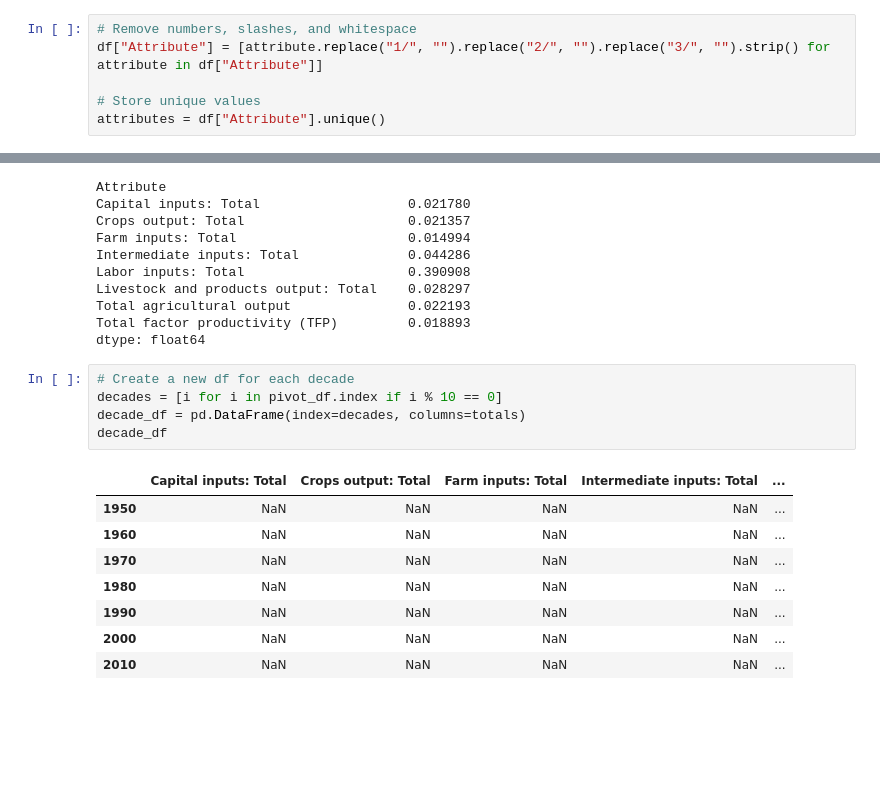
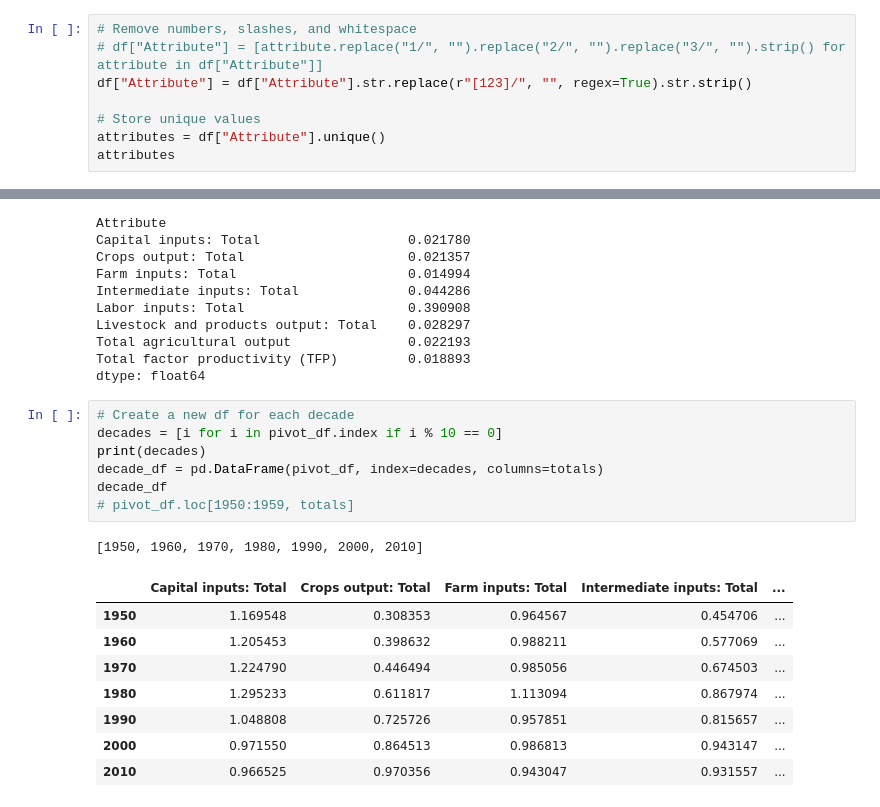
Before and after one commit to setiadha-unc/data720, a Jupyter notebook: Unit 6/basic_functions_in_pandas.ipynb, the cells around one changed output, grey strips where cells are left out. Drawn from its saved outputs; the diff is of its cells as text; blank space fills up the shorter version.

```diff
--- a/Unit 6/basic_functions_in_pandas.ipynb
+++ b/Unit 6/basic_functions_in_pandas.ipynb
@@ -70,7 +70,9 @@ array(['Total agricultural output',
        'Total factor productivity (TFP)'], dtype=object)
 # %%
 # Remove numbers, slashes, and whitespace
-df["Attribute"] = [attribute.replace("1/", "").replace("2/", "").replace("3/", "").strip() for attribute in df["Attribute"]]
+# df["Attribute"] = [attribute.replace("1/", "").replace("2/", "").replace("3/", "").strip() for attribute in df["Attribute"]]
+df["Attribute"] = df["Attribute"].str.replace(r"[123]/", "", regex=True).str.strip()
 
 # Store unique values
 attributes = df["Attribute"].unique()
+attributes
@@ -200,17 +251,20 @@ dtype: float64
 # %%
 # Create a new df for each decade
 decades = [i for i in pivot_df.index if i % 10 == 0]
-decade_df = pd.DataFrame(index=decades, columns=totals)
+print(decades)
+decade_df = pd.DataFrame(pivot_df, index=decades, columns=totals)
 decade_df
+# pivot_df.loc[1950:1959, totals]
 # %% [output]
+[1950, 1960, 1970, 1980, 1990, 2000, 2010]
 |  | Capital inputs: Total | Crops output: Total | Farm inputs: Total | Intermediate inputs: Total | ... |
-| 1950 | NaN | NaN | NaN | NaN | ... |
-| 1960 | NaN | NaN | NaN | NaN | ... |
-| 1970 | NaN | NaN | NaN | NaN | ... |
-| 1980 | NaN | NaN | NaN | NaN | ... |
-| 1990 | NaN | NaN | NaN | NaN | ... |
-| 2000 | NaN | NaN | NaN | NaN | ... |
-| 2010 | NaN | NaN | NaN | NaN | ... |
+| 1950 | 1.169548 | 0.308353 | 0.964567 | 0.454706 | ... |
+| 1960 | 1.205453 | 0.398632 | 0.988211 | 0.577069 | ... |
+| 1970 | 1.224790 | 0.446494 | 0.985056 | 0.674503 | ... |
+| 1980 | 1.295233 | 0.611817 | 1.113094 | 0.867974 | ... |
+| 1990 | 1.048808 | 0.725726 | 0.957851 | 0.815657 | ... |
+| 2000 | 0.971550 | 0.864513 | 0.986813 | 0.943147 | ... |
+| 2010 | 0.966525 | 0.970356 | 0.943047 | 0.931557 | ... |
 # %%
 # Get the mean for each decade using loc, and populate the new df also using loc
 for decade in decades:
```
Also changed, not shown: parts of 9 cells of this notebook, 10 other files.
